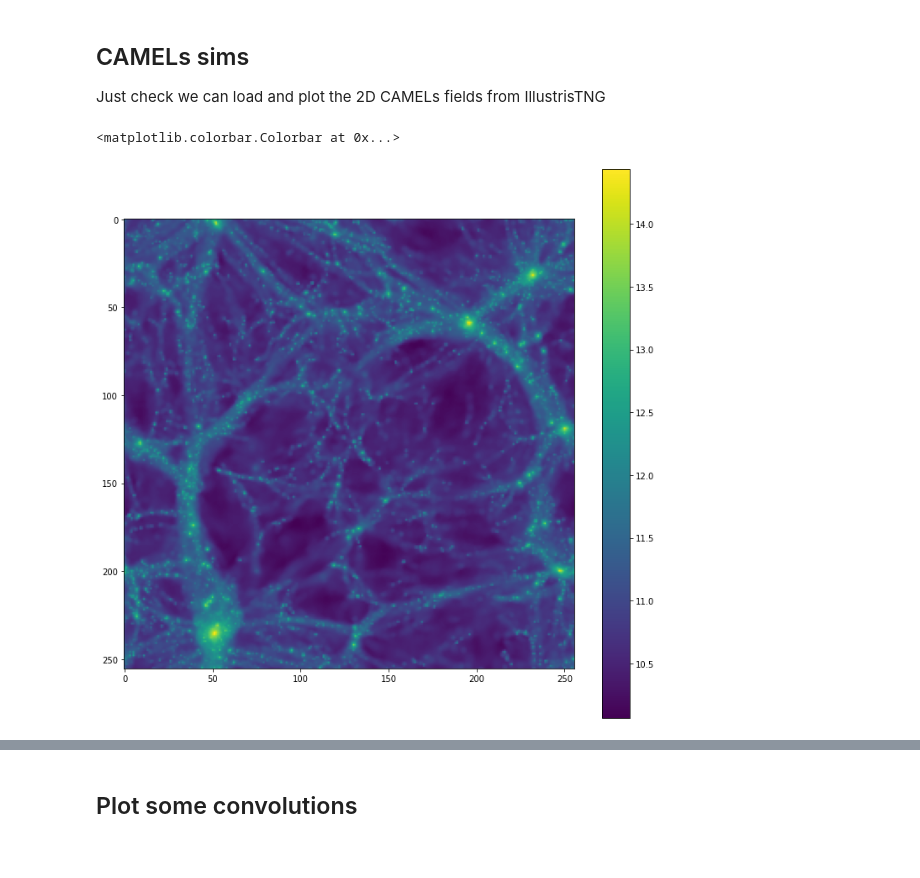
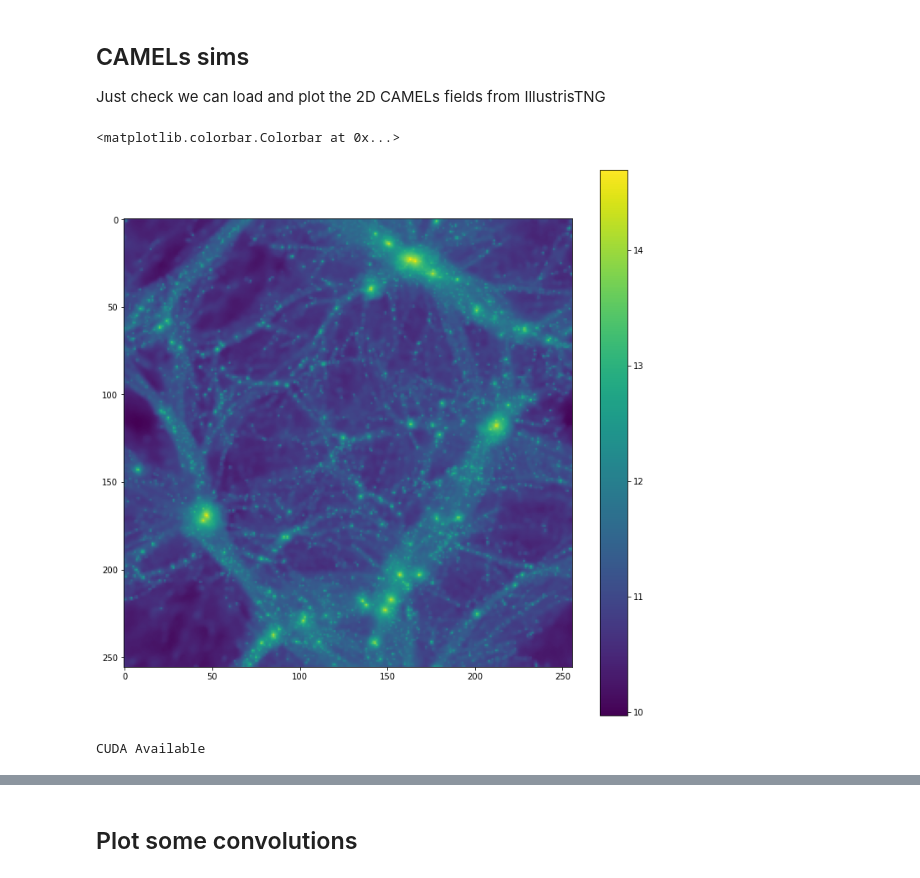
Before and after one commit to Chris-Pedersen/LearnableWavelets, a Jupyter notebook: playground/scattering_conv_playground.ipynb, the cells around one changed output, grey strips where cells are left out. Cells and saved outputs as stored; diff of their text form; code cells hidden in the pictures.

```diff
--- a/playground/scattering_conv_playground.ipynb
+++ b/playground/scattering_conv_playground.ipynb
@@ -11,24 +11,37 @@ from sn_camels.models.models_factory import baseModelFactory, topModelFactory
 from sn_camels.models.sn_hybrid_models import sn_HybridModel
 import torch
 # %%
-data_string=os.environ['CAMELS_PATH']+"/Maps_Mcdm_IllustrisTNG_LH_z=0.00.npy"
-param_string=os.environ['CAMELS_PATH']+"/params_IllustrisTNG.txt"
+camels_path="/mnt/ceph/users/camels/PUBLIC_RELEASE/CMD/2D_maps/data/"
+data_string=camels_path+"/Maps_Mcdm_IllustrisTNG_LH_z=0.00.npy"
+param_string=camels_path+"/params_IllustrisTNG.txt"
 
 ## Import maps and parameters
 maps = np.load(data_string)
 params=np.loadtxt(param_string)
 
 maps=maps[:10]
 
 ##Pick a field, any field
 field_index=np.random.randint(len(maps))
 
 plt.figure(figsize=(12,12))
 plt.imshow(np.log10(maps[field_index]))
 plt.colorbar()
 # %% [output]
 <matplotlib.colorbar.Colorbar at 0x...>
-[figure, old version]
+[figure, new version]
+# %%
+## Check if CUDA available
+if torch.cuda.is_available():
+    print("CUDA Available")
+    device = torch.device('cuda')
+    use_cuda=True
+else:
+    print('CUDA Not Available')
+    device = torch.device('cpu')
+    use_cuda=False
+# %% [output]
+CUDA Available
 # %%
 ## Make one of our sn_camels models
 scatteringBase = baseModelFactory( #creat scattering base model
```
Also changed, not shown: parts of 5 cells of this notebook, 17 other files.
